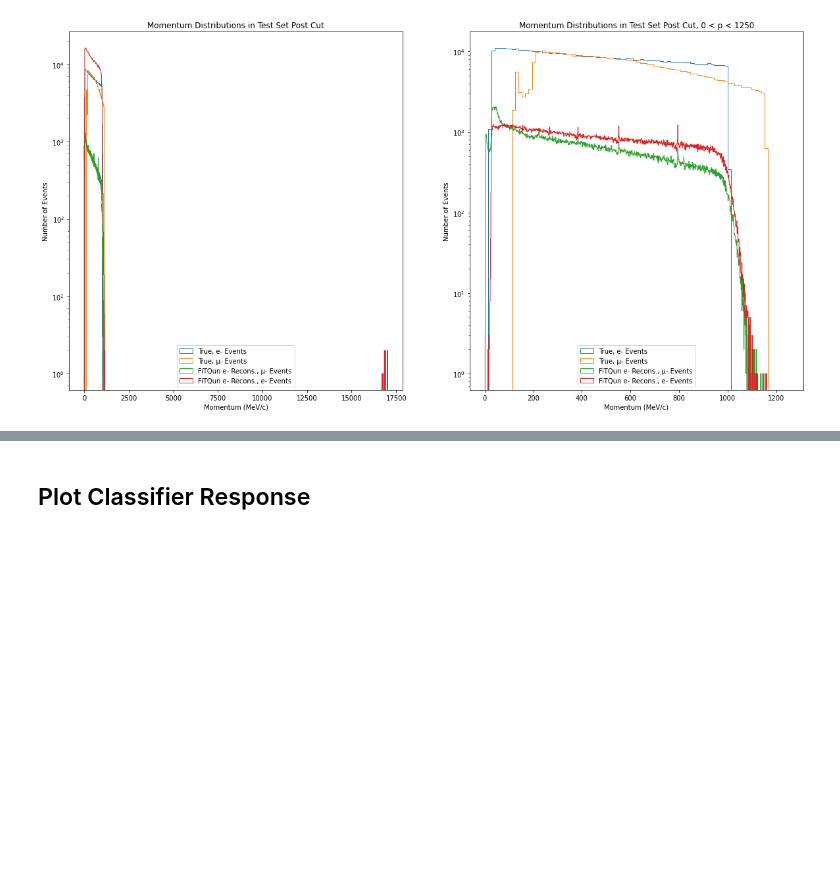
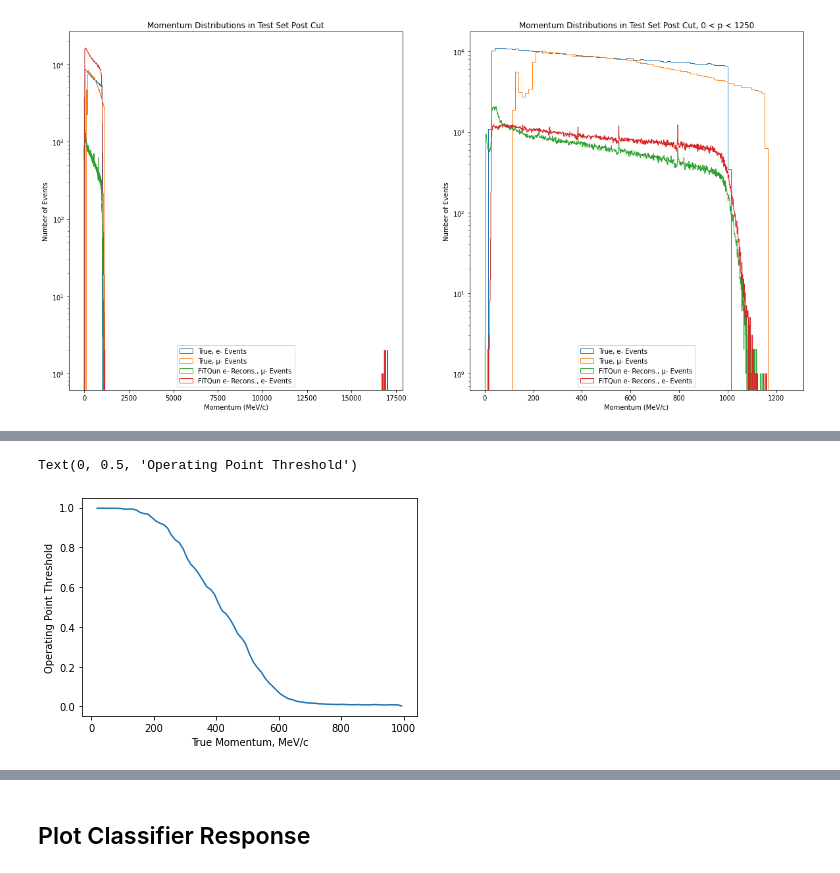
Before and after one commit to WatChMaL/CNN, a Jupyter notebook: Repeating_Classifier_Training/8. Comparing Additional Training and Testing Runs.ipynb, the cells around one changed output, grey strips where cells are left out. Drawn from its saved outputs; the diff is of its cells as text; code cells hidden in the pictures; blank space fills up the shorter version.

```diff
--- a/Repeating_Classifier_Training/8. Comparing Additional Training and Testing Runs.ipynb
+++ b/Repeating_Classifier_Training/8. Comparing Additional Training and Testing Runs.ipynb
@@ -609,0 +604,17 @@ official_fit_fpr, official_fit_tpr, official_fit_threshold = roc_curve(labels_e,
+# %%
+_,bins = np.histogram(momentum, bins=80, range=(0,1000))
+bins = bins[0:-1]
+bin_assignments = np.digitize(momentum, bins)
+average_thresh_list = []
+for bin_idx in range(len(bins)):
+    bin_num = bin_idx + 1 #these are one-indexed for some reason
+    this_bin_idxs = np.where(bin_assignments == bin_num)[0]
+    average_thresh_list.append(np.mean(thresholds_per_event[this_bin_idxs]))
+bin_centers = [(bins[i+1] - bins[i])/2 + bins[i] for i in range(0,len(bins)-1)]
+bin_centers.append((1000 - bins[-1])/2 + bins[-1])
+plt.plot(bin_centers, average_thresh_list)
+plt.xlabel('True Momentum, MeV/c')
+plt.ylabel('Operating Point Threshold')
+# %% [output]
+Text(0, 0.5, 'Operating Point Threshold')
+[figure, added]
```
Also changed, not shown: parts of 9 cells of this notebook, 18 other files.
